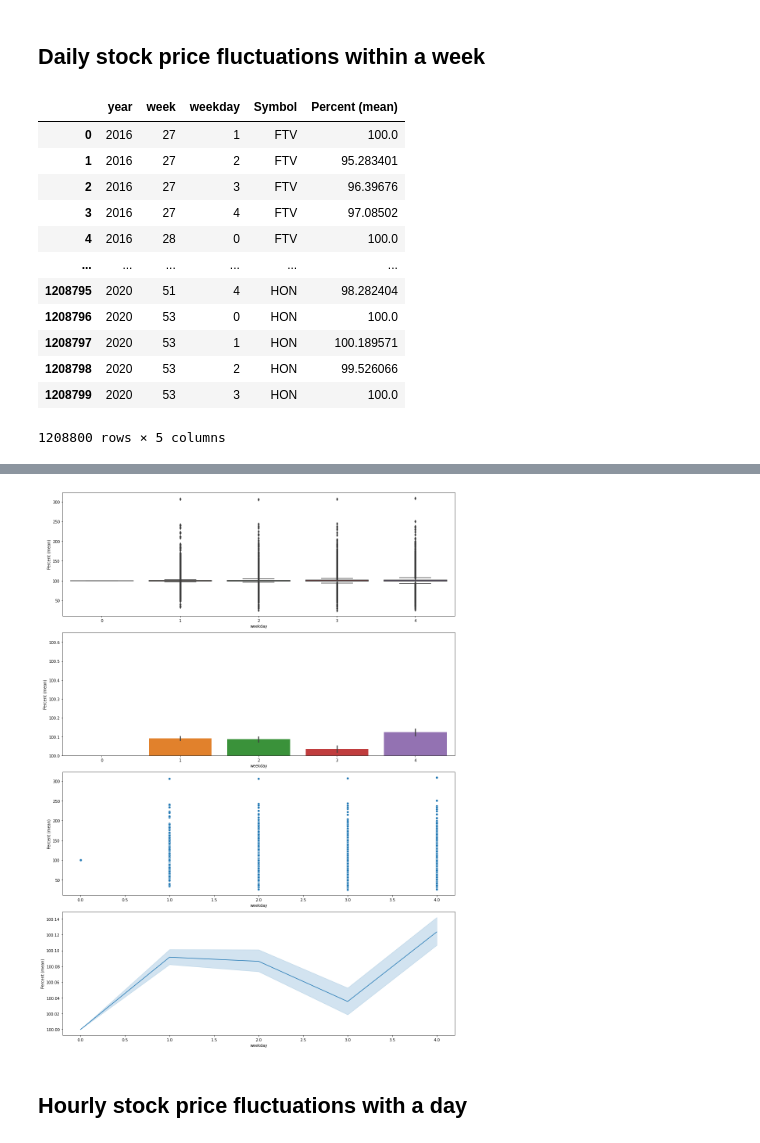
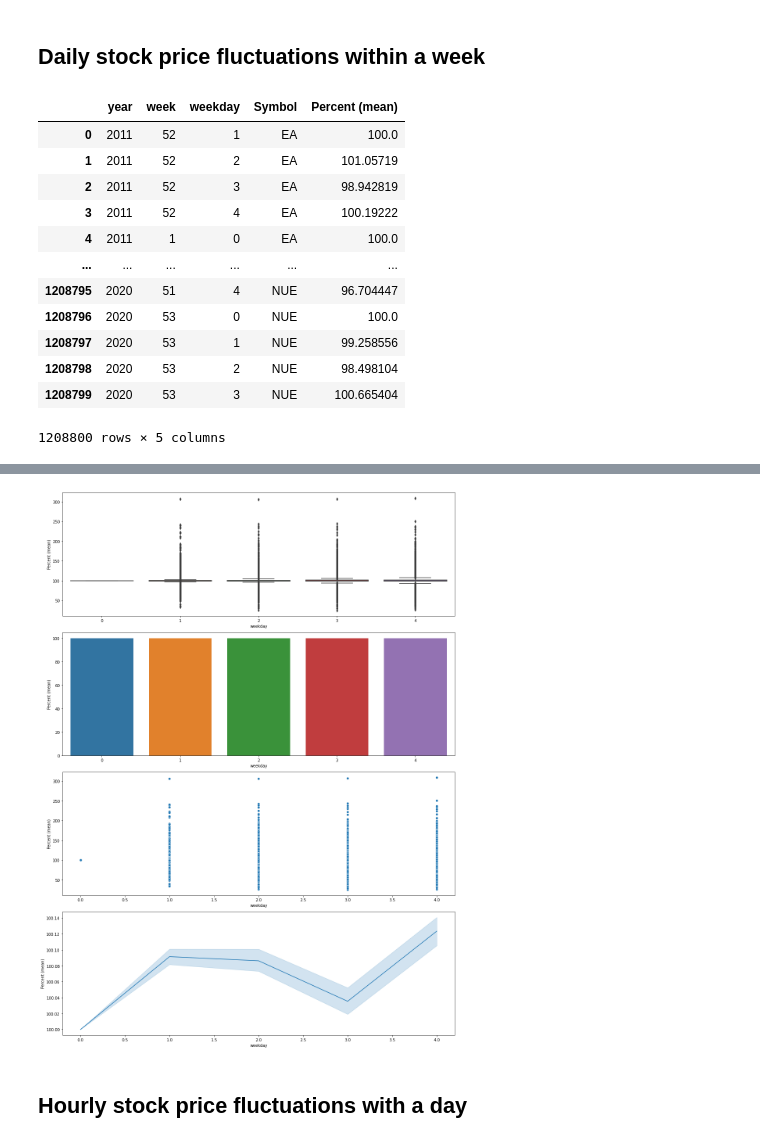
Before and after one commit to kirillstrelkov/playground, a Jupyter notebook: stocks/buy_sell_analysis/sp500/analysis.ipynb, the cells around one changed output, grey strips where cells are left out. Saved outputs shown, nothing was run; the diff lists cells and outputs as text; code cells hidden in the pictures.

```diff
--- a/stocks/buy_sell_analysis/sp500/analysis.ipynb
+++ b/stocks/buy_sell_analysis/sp500/analysis.ipynb
@@ -162,25 +129,25 @@ day
 from analysis import get_best_weekday
 
 
-df = get_best_weekday(FILENAME, START_DATE, END_DATE, limit=LIMIT)
+df = get_best_weekday(FILENAME, YahooRange.YEARS_10, limit=LIMIT)
 
 df
 # %% [output]
 |  | year | week | weekday | Symbol | Percent (mean) |
-| 0 | 2016 | 27 | 1 | FTV | 100.0 |
-| 1 | 2016 | 27 | 2 | FTV | 95.283401 |
-| 2 | 2016 | 27 | 3 | FTV | 96.39676 |
-| 3 | 2016 | 27 | 4 | FTV | 97.08502 |
-| 4 | 2016 | 28 | 0 | FTV | 100.0 |
+| 0 | 2011 | 52 | 1 | EA | 100.0 |
+| 1 | 2011 | 52 | 2 | EA | 101.05719 |
+| 2 | 2011 | 52 | 3 | EA | 98.942819 |
+| 3 | 2011 | 52 | 4 | EA | 100.19222 |
+| 4 | 2011 | 1 | 0 | EA | 100.0 |
 | ... | ... | ... | ... | ... | ... |
-| 1208795 | 2020 | 51 | 4 | HON | 98.282404 |
-| 1208796 | 2020 | 53 | 0 | HON | 100.0 |
-| 1208797 | 2020 | 53 | 1 | HON | 100.189571 |
-| 1208798 | 2020 | 53 | 2 | HON | 99.526066 |
-| 1208799 | 2020 | 53 | 3 | HON | 100.0 |
+| 1208795 | 2020 | 51 | 4 | NUE | 96.704447 |
+| 1208796 | 2020 | 53 | 0 | NUE | 100.0 |
+| 1208797 | 2020 | 53 | 1 | NUE | 99.258556 |
+| 1208798 | 2020 | 53 | 2 | NUE | 98.498104 |
+| 1208799 | 2020 | 53 | 3 | NUE | 100.665404 |
 1208800 rows × 5 columns
 # %%
-plot(x=Column.WEEKDAY, y=Column.PERCENT, data=df, barplot={'quantile': (0.4, 0.7)})
+plot(x=Column.WEEKDAY, y=Column.PERCENT, data=df)
 # %% [output]
          Percent (mean)
 weekday
@@ -192,3 +159,3 @@ weekday
-[figure, old version]
+[figure, new version]
 # %% [markdown]
 ## Hourly stock price fluctuations with a day
```
Also changed, not shown: parts of 17 cells of this notebook, 7 other files.
